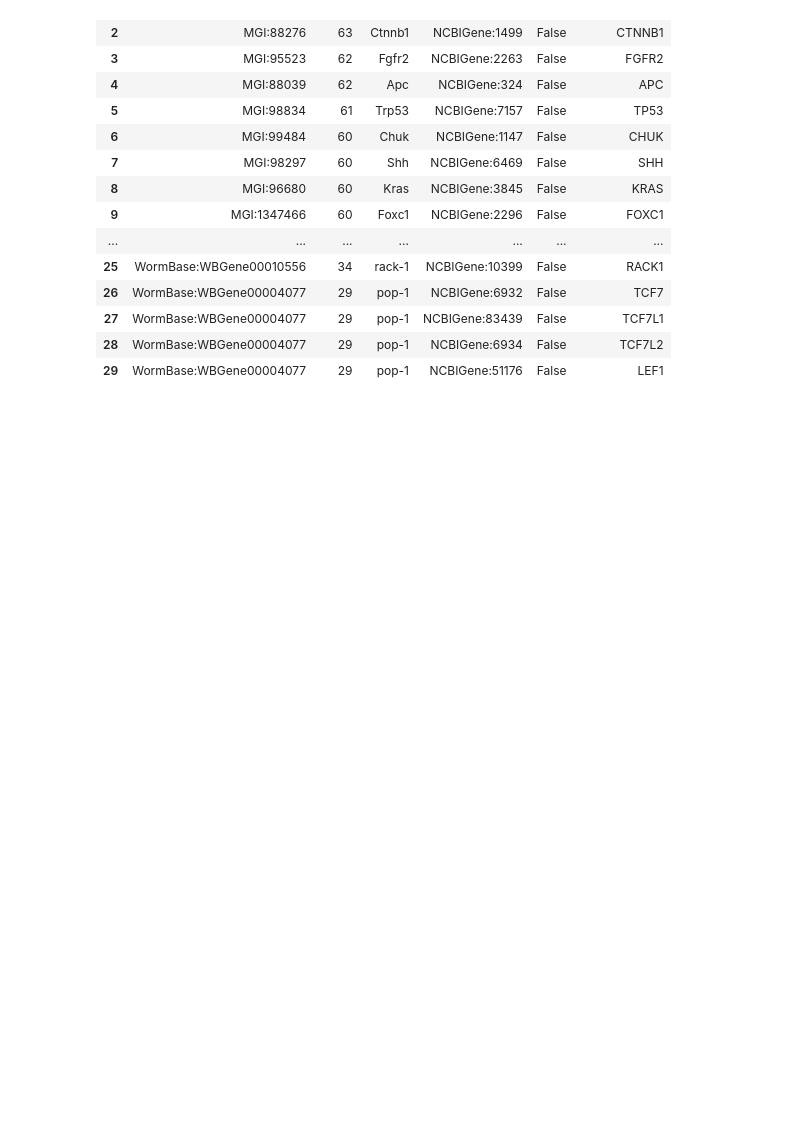
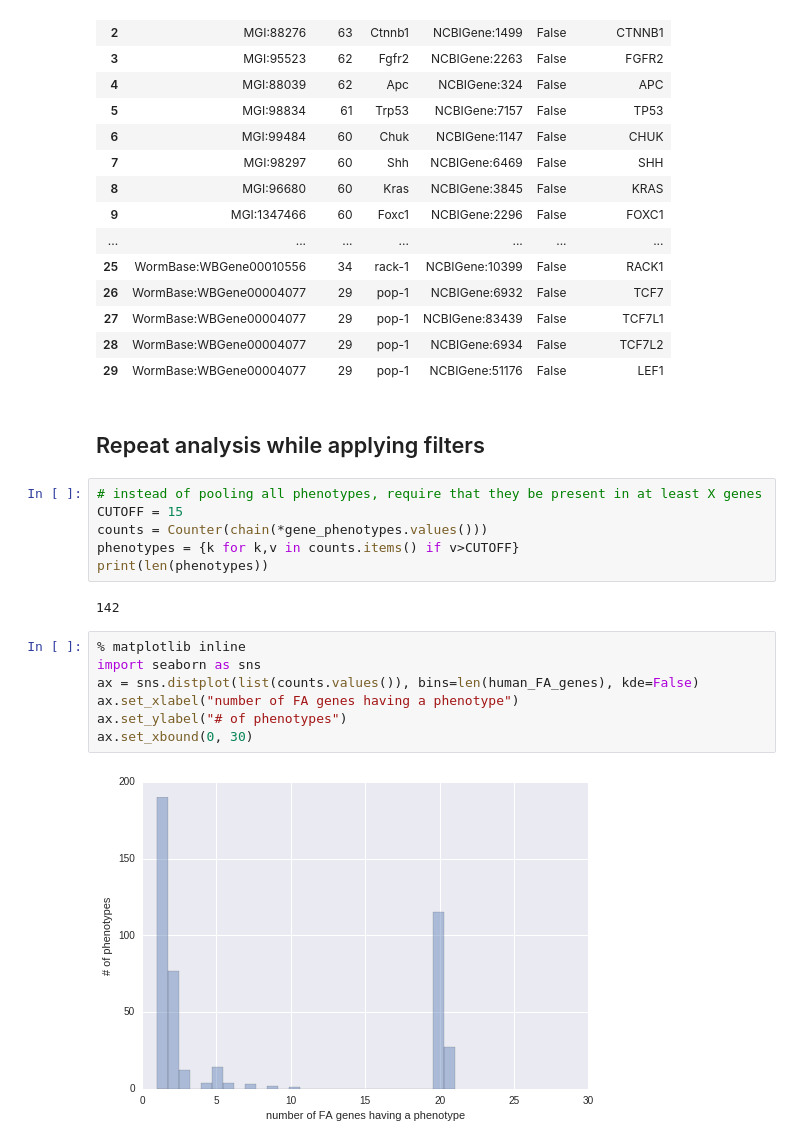
Before and after one commit to ncats/translator-workflows, a Jupyter notebook: Orange_Demonstrator_1_CQs/OrangeQ1.7_Phenotype_Similarity/owlsim-fa-1.7 approach 1.ipynb, the cells around one changed output. Saved outputs shown, nothing was run; the diff lists cells and outputs as text; blank space fills up the shorter version.

```diff
--- a/Orange_Demonstrator_1_CQs/OrangeQ1.7_Phenotype_Similarity/owlsim-fa-1.7 approach 1.ipynb
+++ b/Orange_Demonstrator_1_CQs/OrangeQ1.7_Phenotype_Similarity/owlsim-fa-1.7 approach 1.ipynb
@@ -229,3 +229,22 @@ df
 | 27 | WormBase:WBGene00004077 | 29 | pop-1 | NCBIGene:83439 | False | TCF7L1 |
 | 28 | WormBase:WBGene00004077 | 29 | pop-1 | NCBIGene:6934 | False | TCF7L2 |
 | 29 | WormBase:WBGene00004077 | 29 | pop-1 | NCBIGene:51176 | False | LEF1 |
+# %% [markdown]
+## Repeat analysis while applying filters
+# %%
+# instead of pooling all phenotypes, require that they be present in at least X genes
+CUTOFF = 15
+counts = Counter(chain(*gene_phenotypes.values()))
+phenotypes = {k for k,v in counts.items() if v>CUTOFF}
+print(len(phenotypes))
+# %% [output]
+142
+# %%
+% matplotlib inline
+import seaborn as sns
+ax = sns.distplot(list(counts.values()), bins=len(human_FA_genes), kde=False)
+ax.set_xlabel("number of FA genes having a phenotype")
+ax.set_ylabel("# of phenotypes")
+ax.set_xbound(0, 30)
+# %% [output]
+[figure, added]
```
Also changed, not shown: parts of 10 cells of this notebook.
